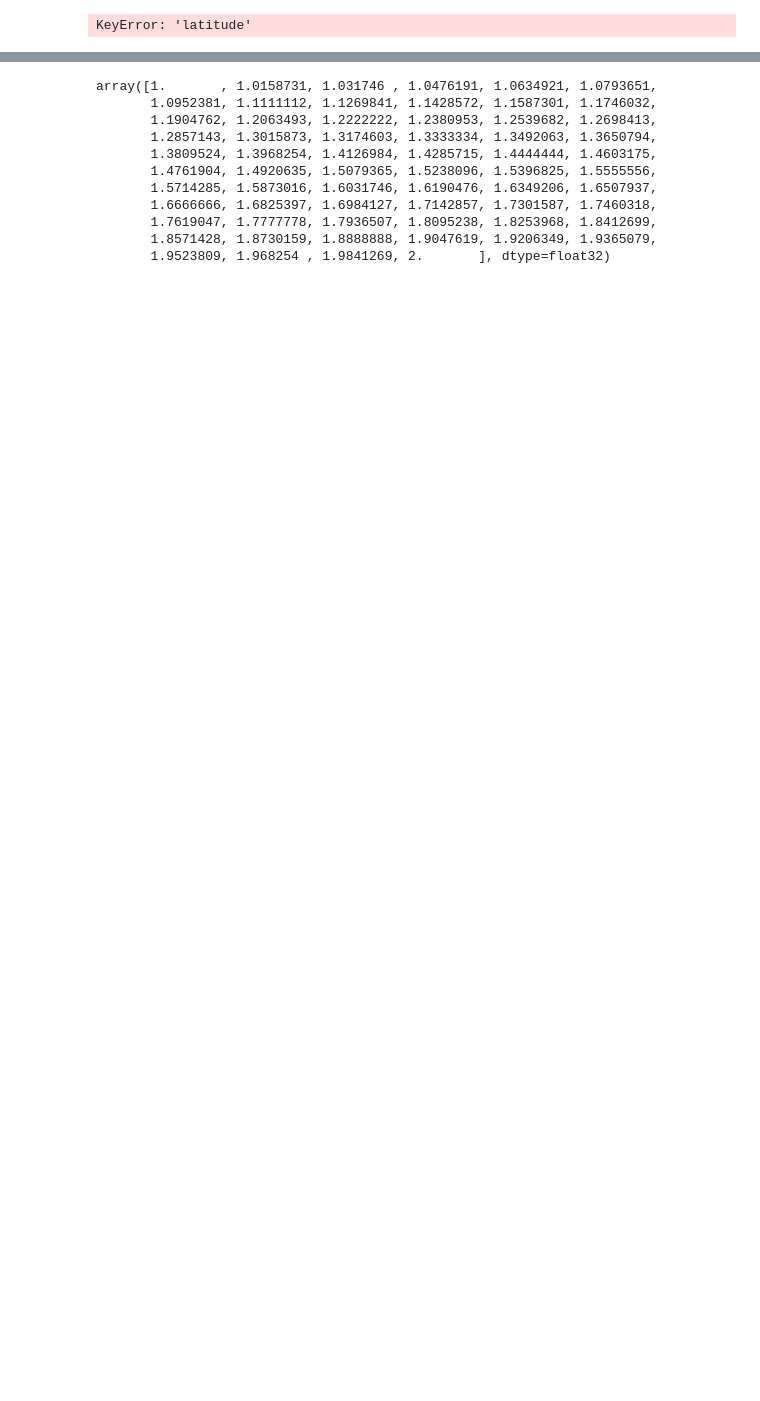
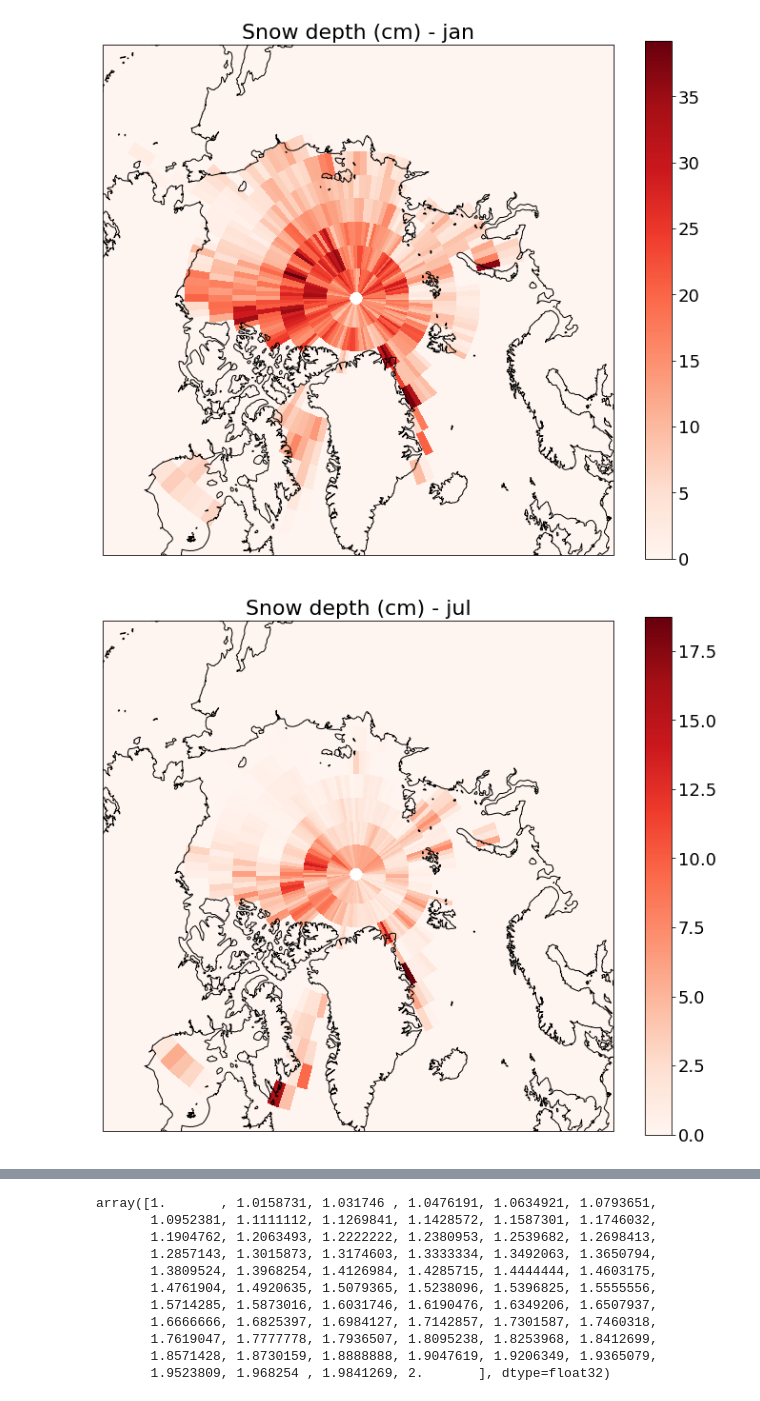
Before and after one commit to bazilsky/jupyter_local, a Jupyter notebook: netcdf/plot_arctic_netcdf_cartopy.ipynb, the cells around one changed output, grey strips where cells are left out. Cells and saved outputs as stored; diff of their text form; code cells hidden in the pictures; blank space fills up the shorter version.

```diff
--- a/netcdf/plot_arctic_netcdf_cartopy.ipynb
+++ b/netcdf/plot_arctic_netcdf_cartopy.ipynb
@@ -4,35 +4,45 @@ import cartopy.crs as ccrs
 import matplotlib.pyplot as plt
 # %%
 # Load the dataset into an xarray
+def plot_tomcat_snow_depth(month_name):
+    month_arr = ['jan','feb','mar','apr','may','jun','jul','aug','sep','oct','nov','dec']
+    m_index = month_arr.index(month_name)
 
-ds = xr.open_dataset("tomcat_snow_depth_3.nc")
+    ds = xr.open_dataset("tomcat_snow_depth_3.nc")
 
-# Extract the latitude and longitude arrays
-lat = ds['latitude'].values
-lon = ds['longitude'].values
+    #snow depth data
+    snow_depth = ds['snow_depth'].values[m_index,:,:]*100 # 0 is for January -- Winter
 
-# Define the projection for the plot
-projection = ccrs.NorthPolarStereo(central_longitude=-45)
+    # Extract the latitude and longitude arrays
+    lat = ds['lat'].values
+    lon = ds['lon'].values
 
-# Create the figure and axis objects
-fig, ax = plt.subplots(subplot_kw={'projection': projection})
+    # Define the projection for the plot
+    projection = ccrs.NorthPolarStereo(central_longitude=-45)
 
-# Plot the data using the pcolormesh method
-im = ax.pcolormesh(lon, lat, ds['your_variable'], transform=ccrs.PlateCarree(), cmap='jet')
+    # Create the figure and axis objects
+    fig, ax = plt.subplots(figsize = (12,10), subplot_kw={'projection': projection})
 
-# Add a colorbar to the plot
-cbar = plt.colorbar(im, ax=ax)
+    # Plot the data using the pcolormesh method
+    im = ax.pcolormesh(lon, lat, snow_depth, transform=ccrs.PlateCarree(), cmap='Reds')
 
-# Set the limits of the plot to only show the Arctic region
-ax.set_extent([-180, 180, 60, 90], crs=ccrs.PlateCarree())
+    cbar = plt.colorbar(im, ax=ax)
 
-# Add coastlines to the plot
-ax.coastlines()
+    # Set the limits of the plot to only show the Arctic region
+    ax.set_extent([-180, 180, 60, 90], crs=ccrs.PlateCarree())
 
-# Show the plot
-plt.show()
+    # Add coastlines to the plot
+    ax.coastlines()
+
+    ax.set_title(f'Snow depth (cm) - {month_name}', fontsize = 22)
+    cbar.ax.tick_params(labelsize=18)
+
+    plt.show()
-# %% [output]
-KeyError: 'latitude'
 # %%
-ds = xr.open_dataset("tomcat_snow_depth_2.nc")
+if __name__ == "__main__":
+    plot_tomcat_snow_depth('jan')
+    plot_tomcat_snow_depth('jul')
+# %% [output]
+[figure, added]
+[figure, added]
 # %%
```
Also changed, not shown: parts of 1 cell of this notebook, 10 other files.
